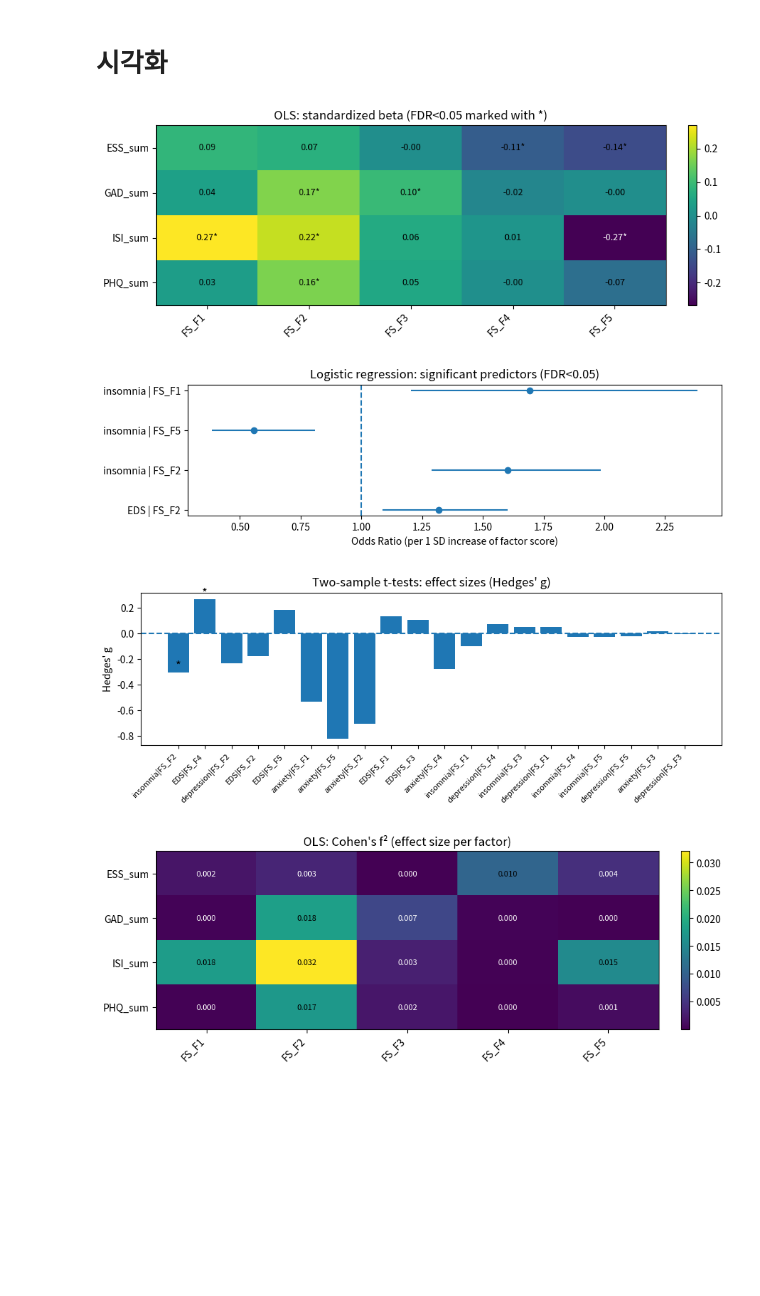
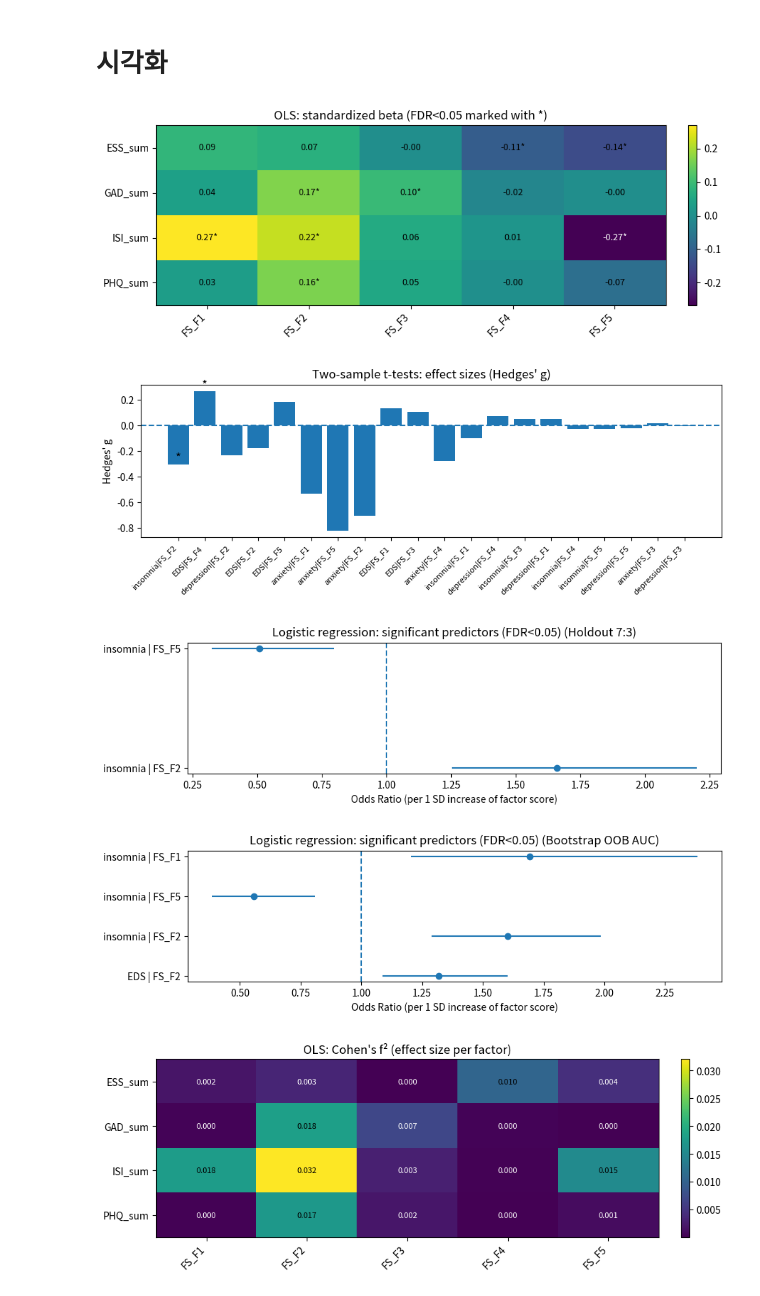
Before and after one commit to LeeHyunWon999/SleepHi, a Jupyter notebook: EDA_sleep_EFA_ver5_final_test_outcome.ipynb, the cells around one changed output. Drawn from its saved outputs; the diff is of its cells as text; code cells hidden in the pictures; blank space fills up the shorter version.

Commit message:
logistic regression - auc train/test split, bootstrap

```diff
--- a/EDA_sleep_EFA_ver5_final_test_outcome.ipynb
+++ b/EDA_sleep_EFA_ver5_final_test_outcome.ipynb
@@ -1942,60 +2093,76 @@ ax.set_title("OLS: standardized beta (FDR<0.05 marked with *)")
 fig.tight_layout()
 plt.show()
 
-# -----------------------------
-# Plot 2) Logistic OR forest (significant only)
-# -----------------------------
-lg_sig = lg[np.isfinite(lg["p_adj"]) & (lg["p_adj"] < 0.05)].copy()
-lg_sig = lg_sig.sort_values(["binary_outcome", "p_adj", "p_value"]).reset_index(drop=True)
 
-fig = plt.figure(figsize=(9, max(2.8, 0.45 * len(lg_sig))))
-ax = fig.add_subplot(111)
-
-ypos = np.arange(len(lg_sig))
-orv = lg_sig["OR_per_1SD"].to_numpy()
-lo  = lg_sig["OR_ci_low"].to_numpy()
-hi  = lg_sig["OR_ci_high"].to_numpy()
-
-ax.hlines(ypos, lo, hi)
-ax.plot(orv, ypos, marker="o", linestyle="None")
-ax.axvline(1.0, linestyle="--")
-
-ax.set_yticks(ypos)
-ax.set_yticklabels([f"{r.binary_outcome} | {r.predictor}" for _, r in lg_sig.iterrows()])
-ax.set_xlabel("Odds Ratio (per 1 SD increase of factor score)")
-ax.set_title("Logistic regression: significant predictors (FDR<0.05)")
-fig.tight_layout()
-plt.show()
 
 # -----------------------------
-# Plot 3) t-test Hedges' g bar plot
+# Plot 2) t-test Hedges' g bar plot
 # -----------------------------
 tt_sorted = tt.sort_values(["p_adj", "p_value"]).reset_index(drop=True)
 
 fig = plt.figure(figsize=(9, 3.5))
 ax = fig.add_subplot(111)
 
 x = np.arange(len(tt_sorted))
 g = tt_sorted["hedges_g"].to_numpy()
 ax.bar(x, g)
 ax.axhline(0, linestyle="--")
 
 ax.set_xticks(x)
 ax.set_xticklabels([f"{r.binary_outcome}|{r.factor}" for _, r in tt_sorted.iterrows()],
                    rotation=45, ha="right", fontsize=8)
 ax.set_ylabel("Hedges' g")
 ax.set_title("Two-sample t-tests: effect sizes (Hedges' g)")
 
 for i, r in tt_sorted.iterrows():
     if np.isfinite(r["p_adj"]) and r["p_adj"] < 0.05:
         ax.text(i, g[i] if np.isfinite(g[i]) else 0, "*", ha="center", va="bottom", fontsize=12)
 
 fig.tight_layout()
 plt.show()
+
+
+
+# -----------------------------
+# Plot 3) Logistic OR forest (significant only)
+# -----------------------------
+def plot_logit_or_forest(csv_path: str, title_suffix: str = ""):
+    lg = pd.read_csv(csv_path)
+
+    lg_sig = lg[np.isfinite(lg["p_adj"]) & (lg["p_adj"] < 0.05)].copy()
+    lg_sig = lg_sig.sort_values(["binary_outcome", "p_adj", "p_value"]).reset_index(drop=True)
+
+    if lg_sig.empty:
+        print(f"[INFO] No significant predictors for {csv_path}")
+        return
+
+    fig = plt.figure(figsize=(9, max(2.8, 0.45 * len(lg_sig))))
+    ax = fig.add_subplot(111)
+
+    ypos = np.arange(len(lg_sig))
+    orv = lg_sig["OR_per_1SD"].to_numpy()
+    lo  = lg_sig["OR_ci_low"].to_numpy()
+    hi  = lg_sig["OR_ci_high"].to_numpy()
+
+    ax.hlines(ypos, lo, hi)
+    ax.plot(orv, ypos, marker="o", linestyle="None")
+    ax.axvline(1.0, linestyle="--")
+
+    ax.set_yticks(ypos)
+    ax.set_yticklabels([f"{r.binary_outcome} | {r.predictor}" for _, r in lg_sig.iterrows()])
+    ax.set_xlabel("Odds Ratio (per 1 SD increase of factor score)")
+    ax.set_title(f"Logistic regression: significant predictors (FDR<0.05){title_suffix}")
+    fig.tight_layout()
+    plt.show()
+
+# 실행
+plot_logit_or_forest("aux_logit_results_holdout.csv", title_suffix=" (Holdout 7:3)")
+plot_logit_or_forest("aux_logit_results_bootstrap.csv", title_suffix=" (Bootstrap OOB AUC)")
 # %% [output]
 [figure]
-[figure, old version]
+[figure, new version]
-[figure, old version]
+[figure, new version]
+[figure, added]
 # %%
 import pandas as pd
 import matplotlib.pyplot as plt
```
Also changed, not shown: parts of 5 cells of this notebook.
